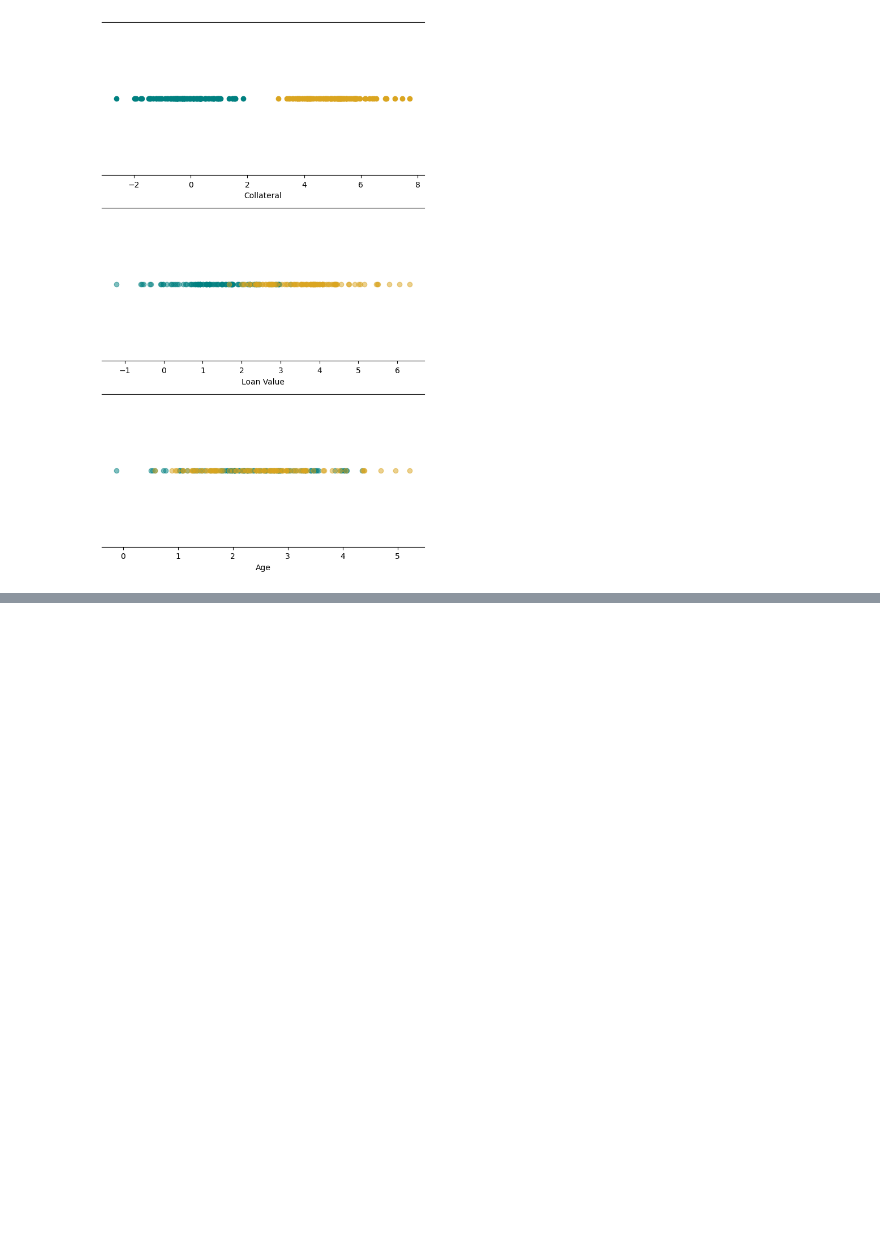
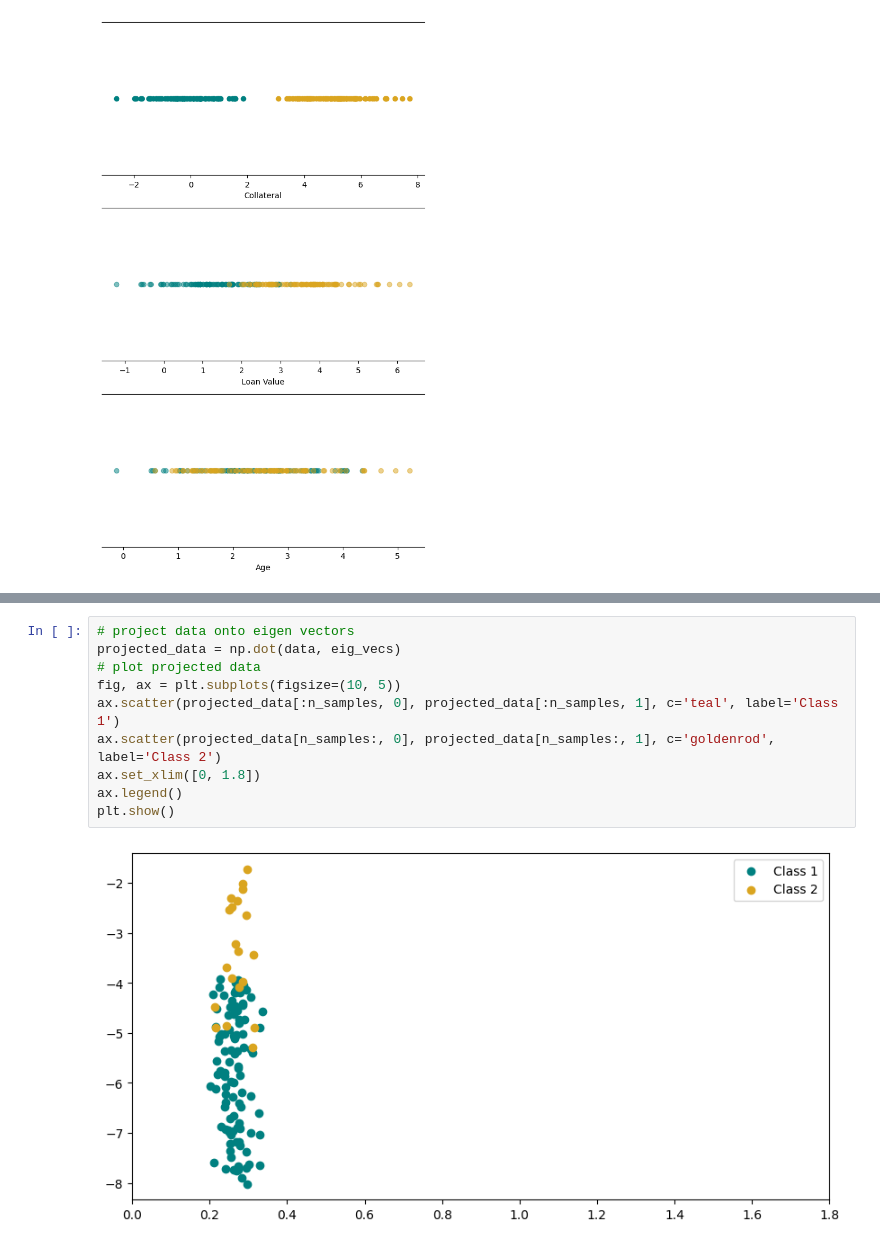
Before and after one commit to alrzJml/credit_presentation, a Jupyter notebook: d3/01_scatter.ipynb, the cells around one changed output, grey strips where cells are left out. Saved outputs shown, nothing was run; the diff lists cells and outputs as text; blank space fills up the shorter version.

```diff
--- a/d3/01_scatter.ipynb
+++ b/d3/01_scatter.ipynb
@@ -412,0 +473,12 @@ plt.show()
+# %%
+# project data onto eigen vectors
+projected_data = np.dot(data, eig_vecs)
+# plot projected data
+fig, ax = plt.subplots(figsize=(10, 5))
+ax.scatter(projected_data[:n_samples, 0], projected_data[:n_samples, 1], c='teal', label='Class 1')
+ax.scatter(projected_data[n_samples:, 0], projected_data[n_samples:, 1], c='goldenrod', label='Class 2')
+ax.set_xlim([0, 1.8])
+ax.legend()
+plt.show()
+# %% [output]
+[figure, added]
```
Also changed, not shown: parts of 9 cells of this notebook, 17 other files.
